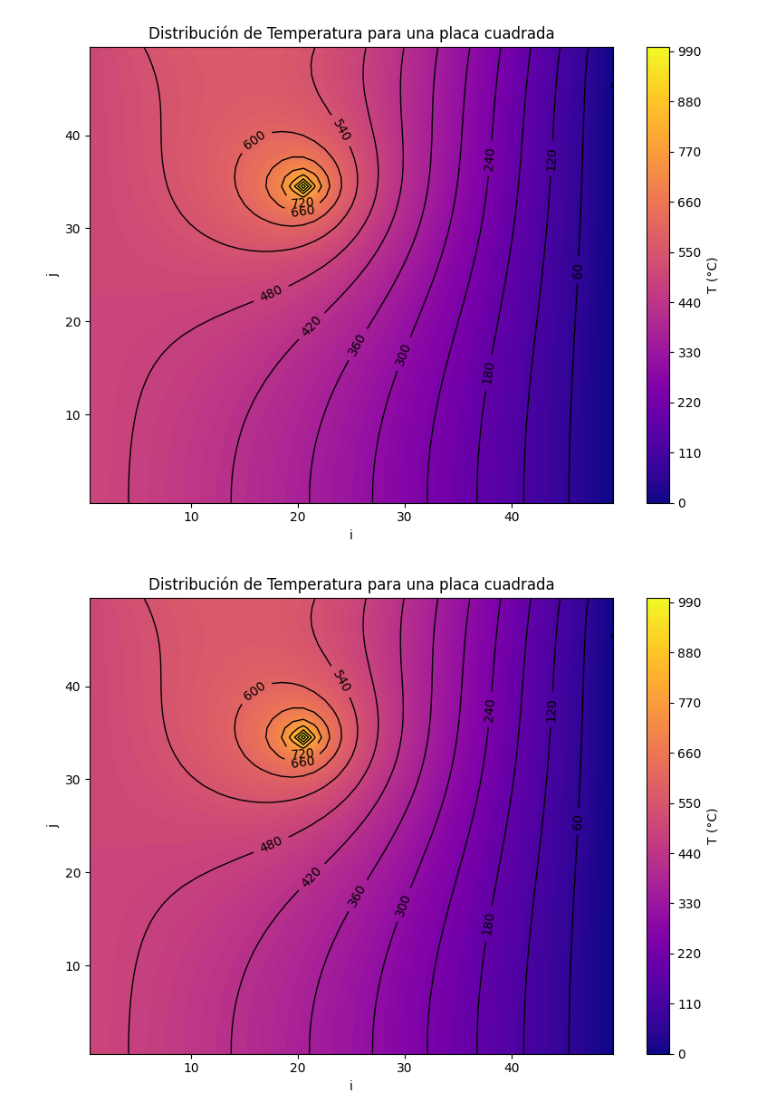
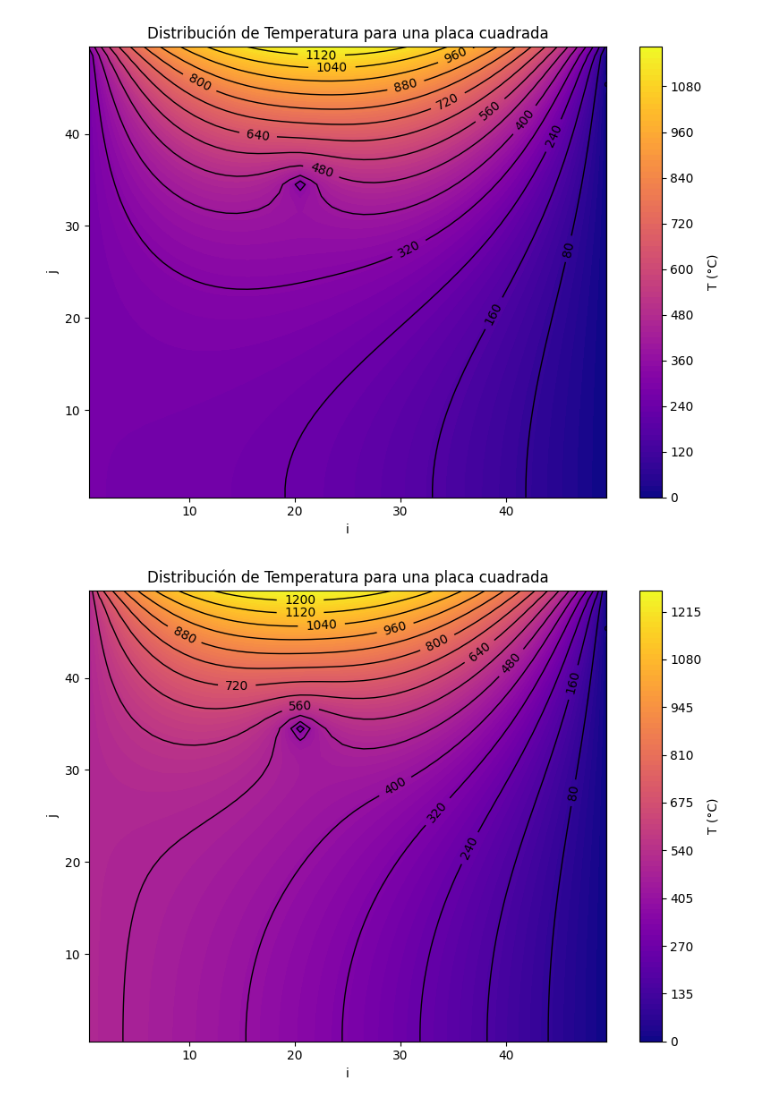
Before and after one commit to RoyGuz/ProyectoFinalModelado, a Jupyter notebook: notebooks/01_test_PG.ipynb, the cells around one changed output. Drawn from its saved outputs; the diff is of its cells as text; code cells hidden in the pictures.

```diff
--- a/notebooks/01_test_PG.ipynb
+++ b/notebooks/01_test_PG.ipynb
@@ -5,26 +8,26 @@ sys.path.append('C:/Users/royer/Documents/ProyectoFinalModelado/scr')
 from solver_fd import temp_chapa_P, temp_chapa_P2
 from utils import graficarChapa, comparar_T
 # %%
-cond_contor = {'A':-10000,'B':0,'C':0,'D':500}
+cond_contor = {'A':-10000,'B':0,'C':0,'D':271}
 
 typ_cond_contorno = {'A':'flu','B':'temp','C':'flu','D':'temp'}
 
 Nx = 50
 Ny = 50
 dx = 0.05
 dy = 0.05
-k = 205     #   Material considerado
+k = 8.2     #   Material considerado
 
-hot_point = {'i': 20, 'j': 15, 'T': 1000}
+hot_point = {'i': 20, 'j': 15, 'T': 271}
 
 T = temp_chapa_P(cond_contor, Nx, Ny, typ_cond_contorno, dx, dy, k, hot_point)
 
 graficarChapa(T,Nx,Ny)
 # %% [output]
-[figure, old version]
+[figure, new version]
 # %%
 T2 = temp_chapa_P2(cond_contor, Nx, Ny, typ_cond_contorno, dx, dy, k, hot_point)
 
 graficarChapa(T2,Nx,Ny)
 # %% [output]
-[figure, old version]
+[figure, new version]
```
Also changed, not shown: parts of 2 cells of this notebook, 41 other files.
